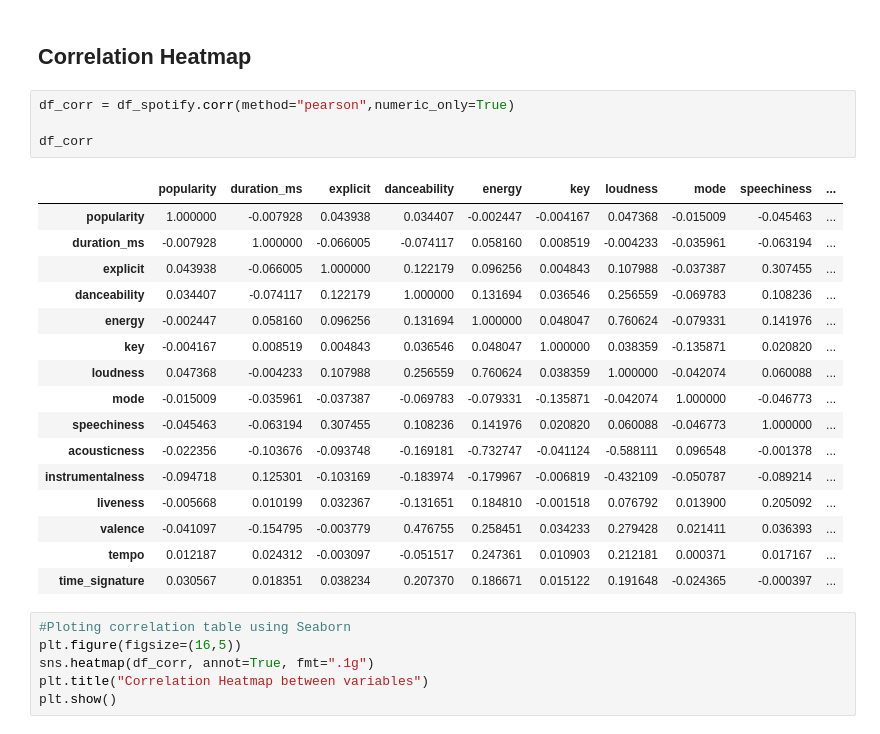
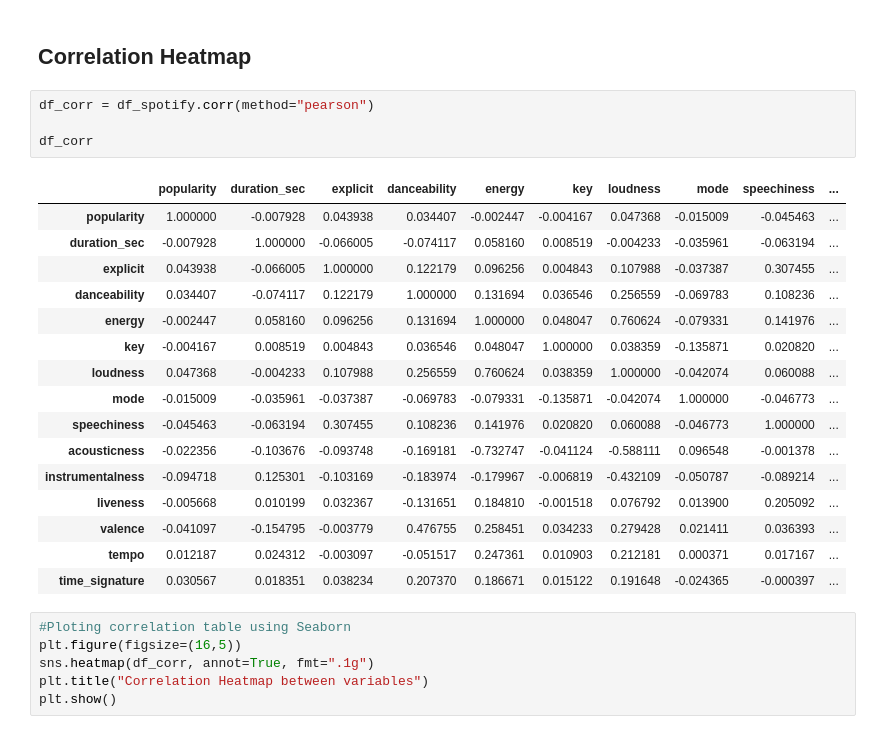
Before and after one commit to MateusViotto/Machine-Learning-with-Python, a Jupyter notebook: Spotify.ipynb, the cells around one changed output. Cells and saved outputs as stored; diff of their text form.

```diff
--- a/Spotify.ipynb
+++ b/Spotify.ipynb
@@ -229,13 +229,13 @@ df_mostDanceableTracks
 # %% [markdown]
 ## Correlation Heatmap
 # %%
-df_corr = df_spotify.corr(method="pearson",numeric_only=True)
+df_corr = df_spotify.corr(method="pearson")
 
 df_corr
 # %% [output]
-|  | popularity | duration_ms | explicit | danceability | energy | key | loudness | mode | speechiness | ... |
+|  | popularity | duration_sec | explicit | danceability | energy | key | loudness | mode | speechiness | ... |
 | popularity | 1.000000 | -0.007928 | 0.043938 | 0.034407 | -0.002447 | -0.004167 | 0.047368 | -0.015009 | -0.045463 | ... |
-| duration_ms | -0.007928 | 1.000000 | -0.066005 | -0.074117 | 0.058160 | 0.008519 | -0.004233 | -0.035961 | -0.063194 | ... |
+| duration_sec | -0.007928 | 1.000000 | -0.066005 | -0.074117 | 0.058160 | 0.008519 | -0.004233 | -0.035961 | -0.063194 | ... |
 | explicit | 0.043938 | -0.066005 | 1.000000 | 0.122179 | 0.096256 | 0.004843 | 0.107988 | -0.037387 | 0.307455 | ... |
 | danceability | 0.034407 | -0.074117 | 0.122179 | 1.000000 | 0.131694 | 0.036546 | 0.256559 | -0.069783 | 0.108236 | ... |
 | energy | -0.002447 | 0.058160 | 0.096256 | 0.131694 | 1.000000 | 0.048047 | 0.760624 | -0.079331 | 0.141976 | ... |
```
Also changed, not shown: parts of 14 cells of this notebook.
